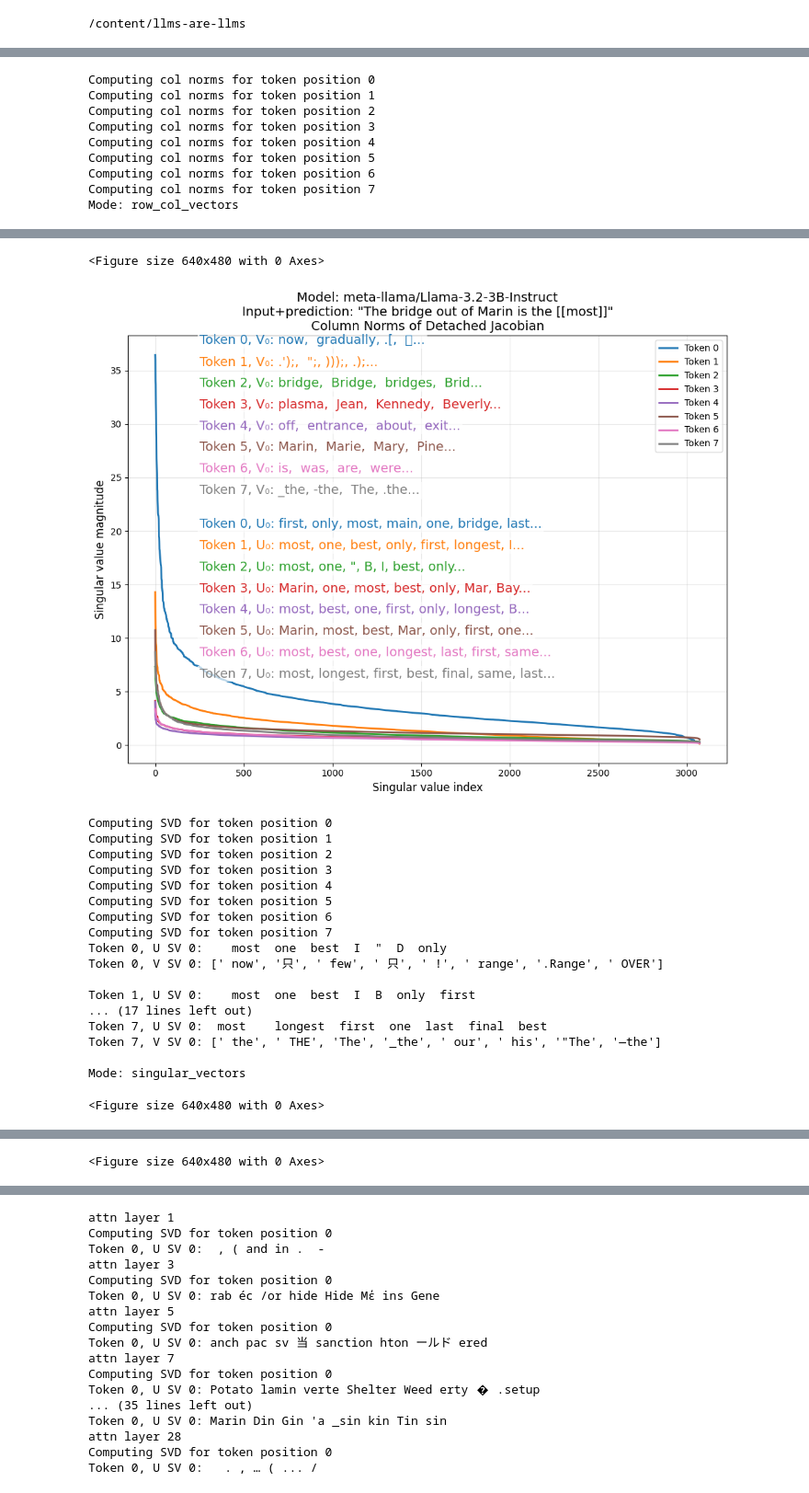
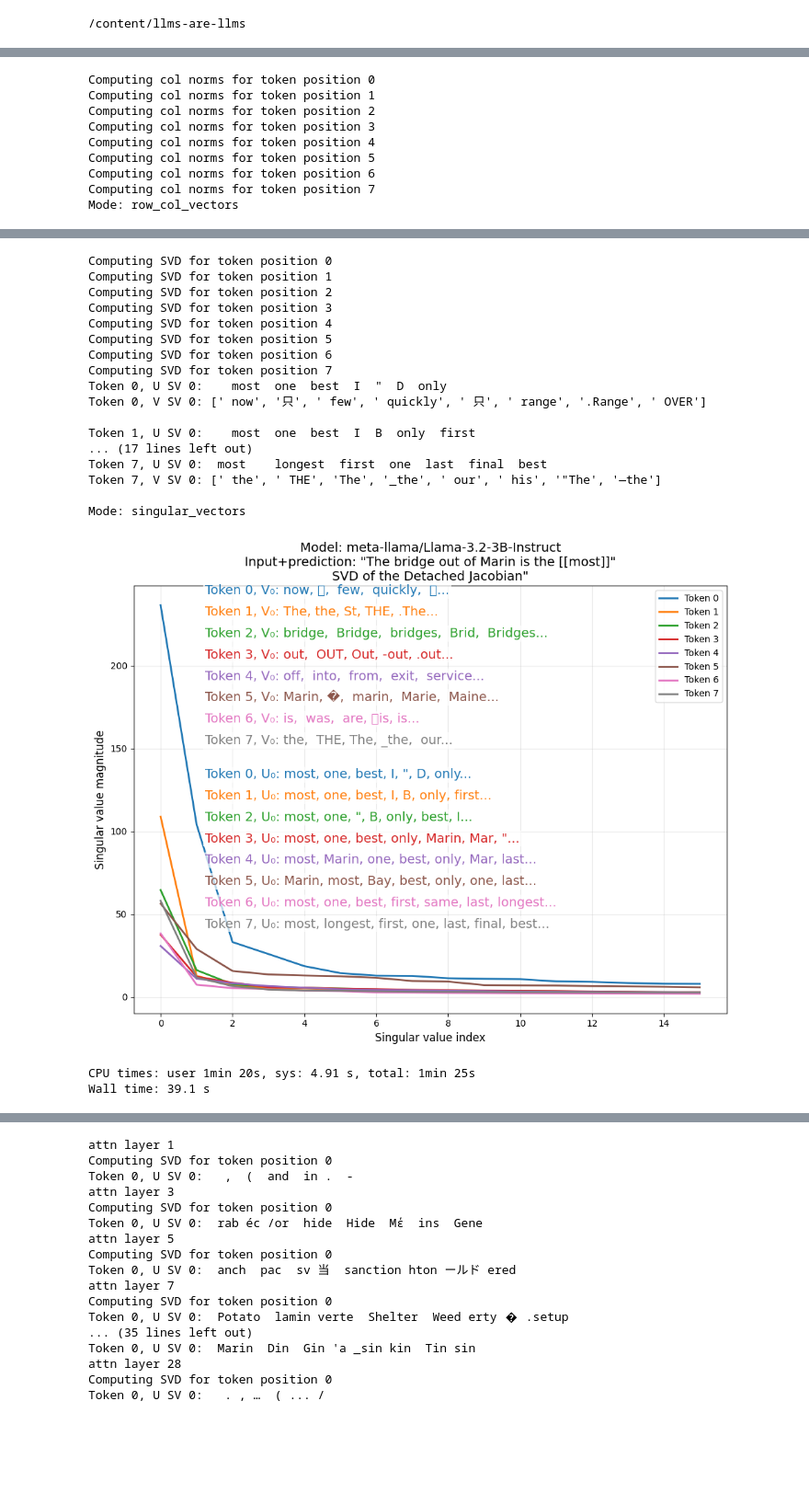
Before and after one commit to jamesgolden1/equivalent-linear-LLMs, a Jupyter notebook: notebooks/llama_3/llama_3_2_3B_locally_linear.ipynb, the cells around one changed output, grey strips where cells are left out. Shown at 92% size. Drawn from its saved outputs; the diff is of its cells as text; code cells hidden in the pictures; blank space fills up the shorter version.

Commit message:
llama 3.2 3b update plotting bbox and titles

```diff
--- a/notebooks/llama_3/llama_3_2_3B_locally_linear.ipynb
+++ b/notebooks/llama_3/llama_3_2_3B_locally_linear.ipynb
@@ -63,15 +55,15 @@ analyzer.generate(text, max_new_tokens, temperature);
 # # # Compute Jacobian
 analyzer.compute_jacobian()
 analyzer.compute_jacobian_nonlinear()
-analyzer.plot_jacobian_comparison(text,filename_png="fig3")
+analyzer.plot_jacobian_comparison(text,filename="fig3")
 
 analyzer.compute_jacobian_row_col_norm(n_components=8)#, svs=1)
-analyzer.plot_singular_values(mode="row_col_vectors",filename_png="fig4_col")
+analyzer.plot_singular_values(mode="row_col_vectors",filename="fig4_col")
 
-analyzer.compute_jacobian_svd(n_components=24, svs=1)
-analyzer.plot_singular_values(filename_png="fig4_svd")
+analyzer.compute_jacobian_svd(n_components=16, svs=1)
+analyzer.plot_singular_values(filename_png="fig4")
 
-analyzer.plot_jacobian_image(filename_png="fig2")
+# analyzer.plot_jacobian_image(filename_png="fig2")
 
 if run_all:
     layerlist=list(range(1,23,3))
@@ -121,20 +114,20 @@ Mode: row_col_vectors
-<Figure size 640x480 with 0 Axes>
+Computing SVD for token position 0
+Computing SVD for token position 1
+Computing SVD for token position 2
+Computing SVD for token position 3
+Computing SVD for token position 4
+Computing SVD for token position 5
+Computing SVD for token position 6
+Computing SVD for token position 7
+Token 0, U SV 0:    most  one  best  I  "  D  only
+Token 0, V SV 0: [' now', '只', ' few', ' quickly', ' 只', ' range', '.Range', ' OVER']
+
+Token 1, U SV 0:    most  one  best  I  B  only  first
+... (17 lines left out)
+Token 7, U SV 0:  most    longest  first  one  last  final  best
+Token 7, V SV 0: [' the', ' THE', 'The', '_the', ' our', ' his', '"The', '—the']
+
+Mode: singular_vectors
-[figure]
+[figure, new version]
-Computing SVD for token position 0
-Computing SVD for token position 1
-Computing SVD for token position 2
-Computing SVD for token position 3
-Computing SVD for token position 4
-Computing SVD for token position 5
-Computing SVD for token position 6
-Computing SVD for token position 7
-Token 0, U SV 0:    most  one  best  I  "  D  only
-Token 0, V SV 0: [' now', '只', ' few', ' 只', ' !', ' range', '.Range', ' OVER']
-
-Token 1, U SV 0:    most  one  best  I  B  only  first
-... (17 lines left out)
-Token 7, U SV 0:  most    longest  first  one  last  final  best
-Token 7, V SV 0: [' the', ' THE', 'The', '_the', ' our', ' his', '"The', '—the']
-
-Mode: singular_vectors
+CPU times: user 1min 20s, sys: 4.91 s, total: 1min 25s
+Wall time: 39.1 s
-<Figure size 640x480 with 0 Axes>
@@ -142 +133,0 @@ Mode: singular_vectors
-<Figure size 640x480 with 0 Axes>
```
Also changed, not shown: parts of 12 cells of this notebook.
